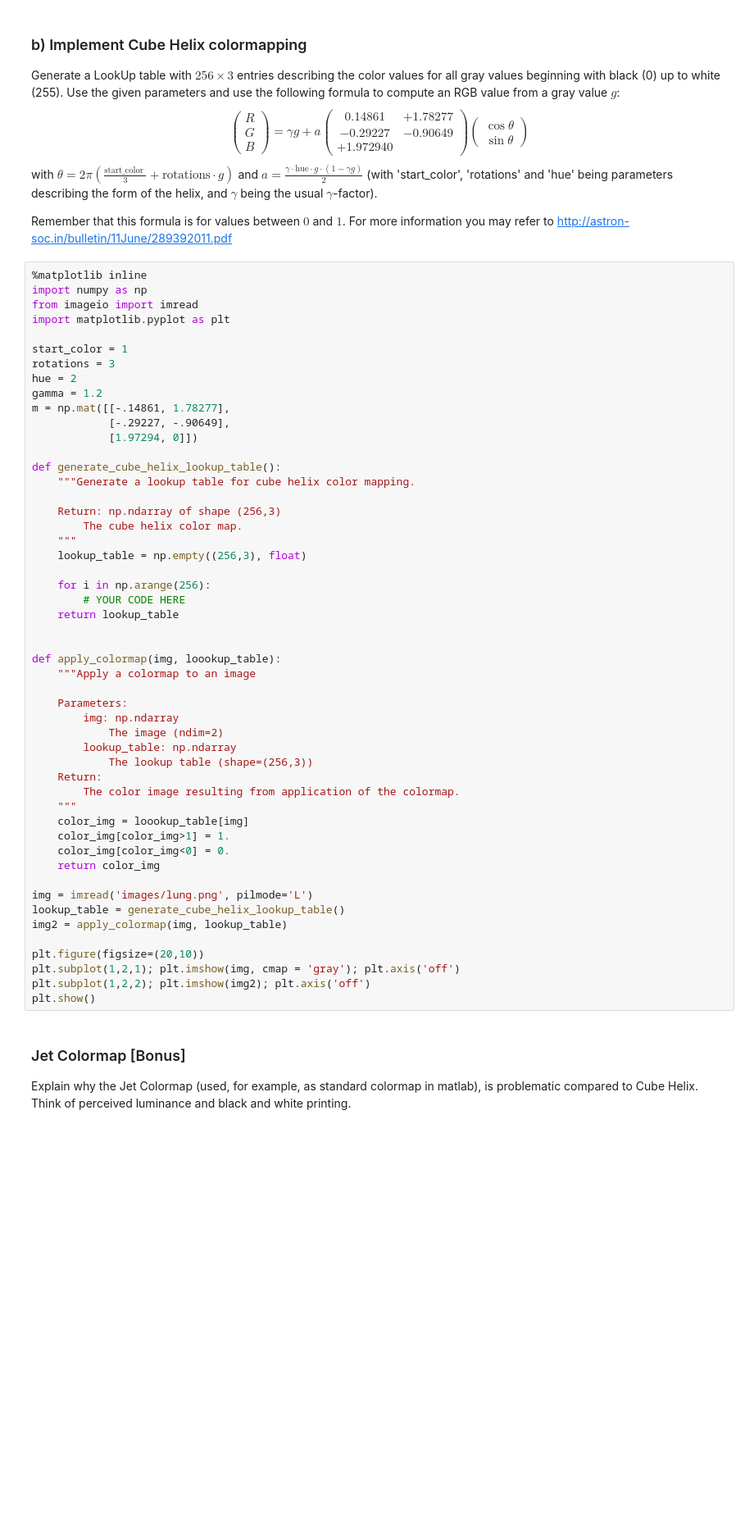
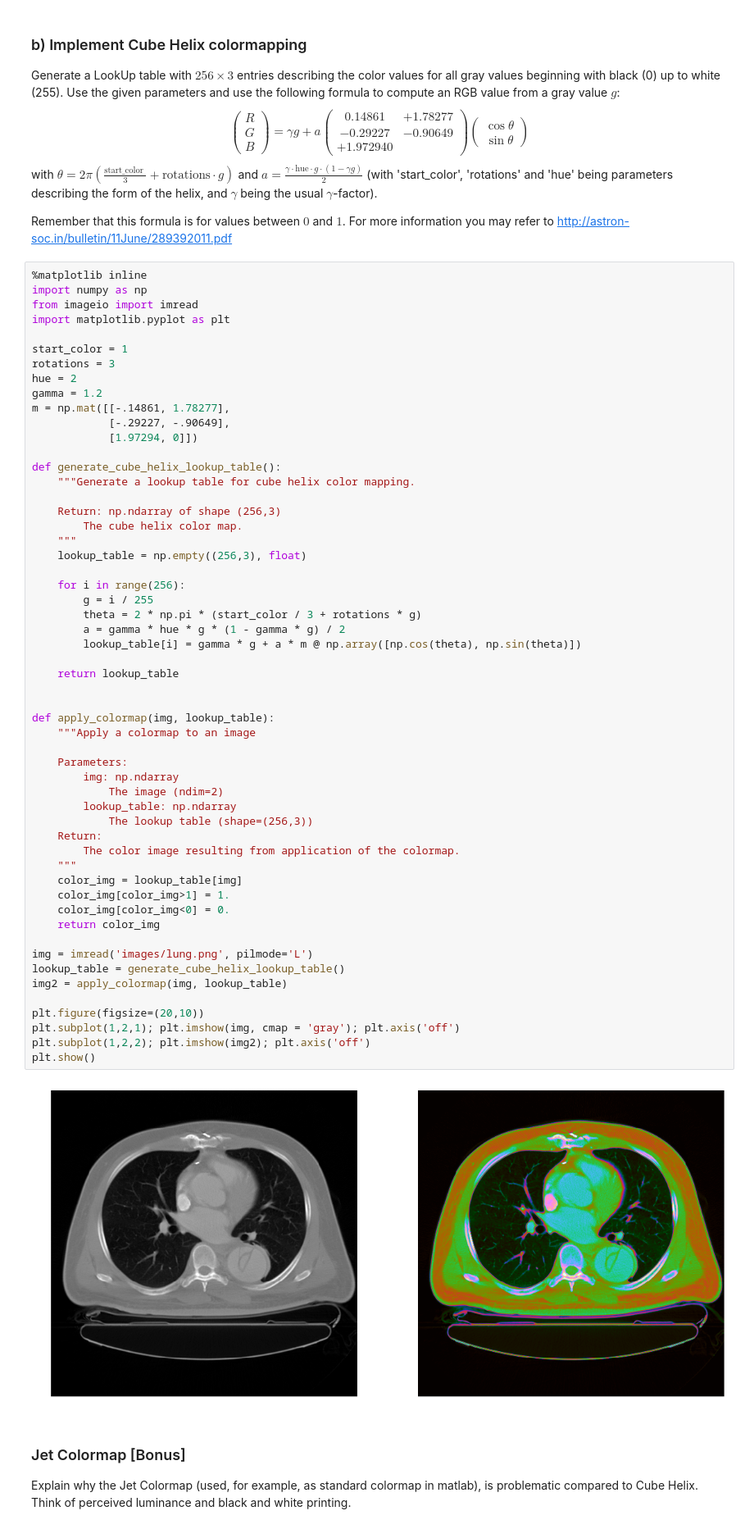
Before and after one commit to Illiou/Computer-Vision-2018, a Jupyter notebook: Sheet 02/sheet02_emanuel.ipynb, the cells around one changed output. Shown at 82% size. Cells and saved outputs as stored; diff of their text form; blank space fills up the shorter version.

```diff
--- a/Sheet 02/sheet02_emanuel.ipynb
+++ b/Sheet 02/sheet02_emanuel.ipynb
@@ -331,37 +336,43 @@ def generate_cube_helix_lookup_table():
     Return: np.ndarray of shape (256,3)
         The cube helix color map.
     """
     lookup_table = np.empty((256,3), float)
 
-    for i in np.arange(256):
-        # YOUR CODE HERE
+    for i in range(256):
+        g = i / 255
+        theta = 2 * np.pi * (start_color / 3 + rotations * g)
+        a = gamma * hue * g * (1 - gamma * g) / 2
+        lookup_table[i] = gamma * g + a * m @ np.array([np.cos(theta), np.sin(theta)])
+
     return lookup_table
 
 
-def apply_colormap(img, loookup_table):
+def apply_colormap(img, lookup_table):
     """Apply a colormap to an image
 
     Parameters:
         img: np.ndarray
             The image (ndim=2)
         lookup_table: np.ndarray
             The lookup table (shape=(256,3))
     Return:
         The color image resulting from application of the colormap.
     """
-    color_img = loookup_table[img]
+    color_img = lookup_table[img]
     color_img[color_img>1] = 1.
     color_img[color_img<0] = 0.
     return color_img
 
 img = imread('images/lung.png', pilmode='L')
 lookup_table = generate_cube_helix_lookup_table()
 img2 = apply_colormap(img, lookup_table)
 
 plt.figure(figsize=(20,10))
 plt.subplot(1,2,1); plt.imshow(img, cmap = 'gray'); plt.axis('off')
 plt.subplot(1,2,2); plt.imshow(img2); plt.axis('off')
 plt.show()
+# %% [output]
+[figure, added]
 # %% [markdown]
 ### Jet Colormap [Bonus]
 
```
Also changed, not shown: parts of 2 cells of this notebook, 19 other files.
